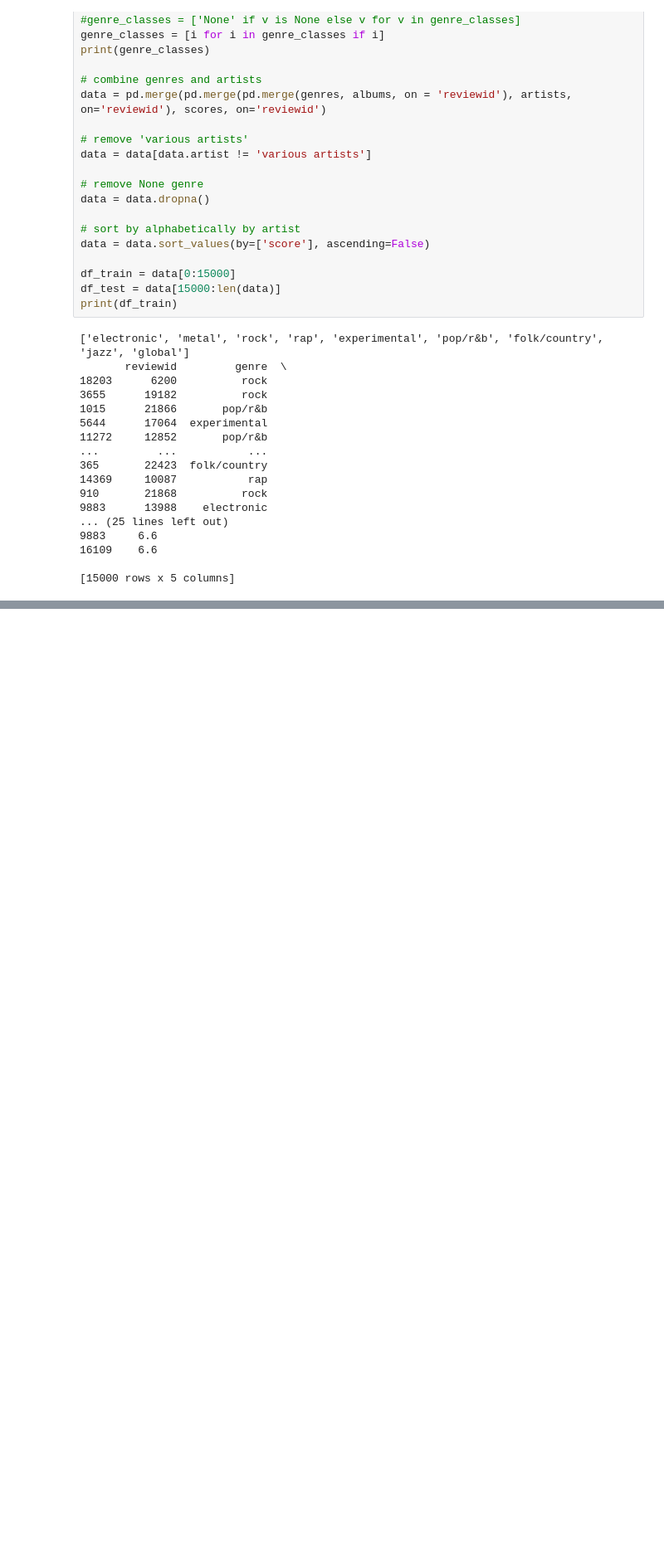
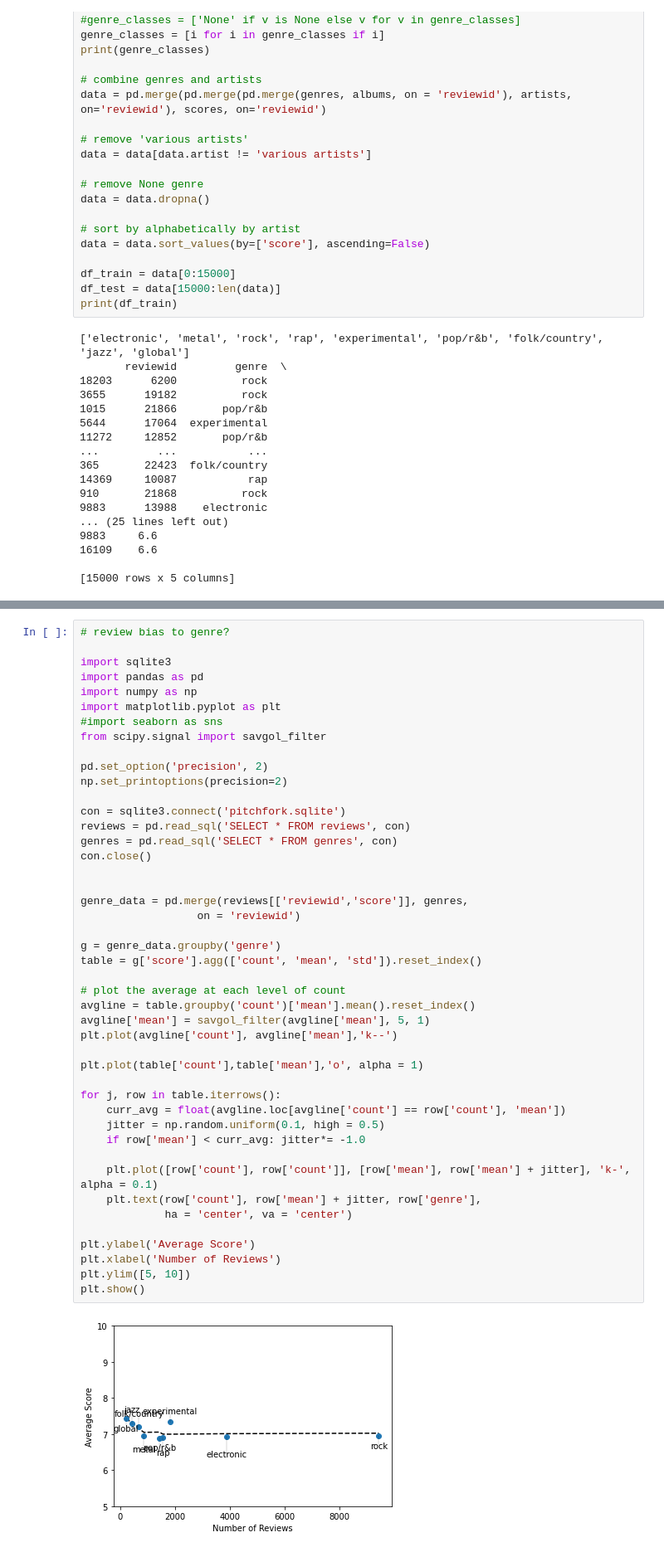
Before and after one commit to obsqyr/TDDE16-project, a Jupyter notebook: lyrics-classifier.ipynb, the cells around one changed output, grey strips where cells are left out. Shown at 83% size. Saved outputs shown, nothing was run; the diff lists cells and outputs as text; blank space fills up the shorter version.

```diff
--- a/lyrics-classifier.ipynb
+++ b/lyrics-classifier.ipynb
@@ -191,0 +398,47 @@ AxesSubplot(0.125,0.125;0.775x0.755)
+# %%
+# review bias to genre?
+
+import sqlite3
+import pandas as pd
+import numpy as np
+import matplotlib.pyplot as plt
+#import seaborn as sns
+from scipy.signal import savgol_filter
+
+pd.set_option('precision', 2)
+np.set_printoptions(precision=2)
+
+con = sqlite3.connect('pitchfork.sqlite')
+reviews = pd.read_sql('SELECT * FROM reviews', con)
+genres = pd.read_sql('SELECT * FROM genres', con)
+con.close()
+
+
+genre_data = pd.merge(reviews[['reviewid','score']], genres,
+                  on = 'reviewid')
+
+g = genre_data.groupby('genre')
+table = g['score'].agg(['count', 'mean', 'std']).reset_index()
+
+# plot the average at each level of count
+avgline = table.groupby('count')['mean'].mean().reset_index()
+avgline['mean'] = savgol_filter(avgline['mean'], 5, 1)
+plt.plot(avgline['count'], avgline['mean'],'k--')
+
+plt.plot(table['count'],table['mean'],'o', alpha = 1)
+
+for j, row in table.iterrows():
+    curr_avg = float(avgline.loc[avgline['count'] == row['count'], 'mean'])
+    jitter = np.random.uniform(0.1, high = 0.5)
+    if row['mean'] < curr_avg: jitter*= -1.0
+
+    plt.plot([row['count'], row['count']], [row['mean'], row['mean'] + jitter], 'k-', alpha = 0.1)
+    plt.text(row['count'], row['mean'] + jitter, row['genre'],
+             ha = 'center', va = 'center')
+
+plt.ylabel('Average Score')
+plt.xlabel('Number of Reviews')
+plt.ylim([5, 10])
+plt.show()
+# %% [output]
+[figure, added]
```
Also changed, not shown: parts of 20 cells of this notebook, 4 other files.
